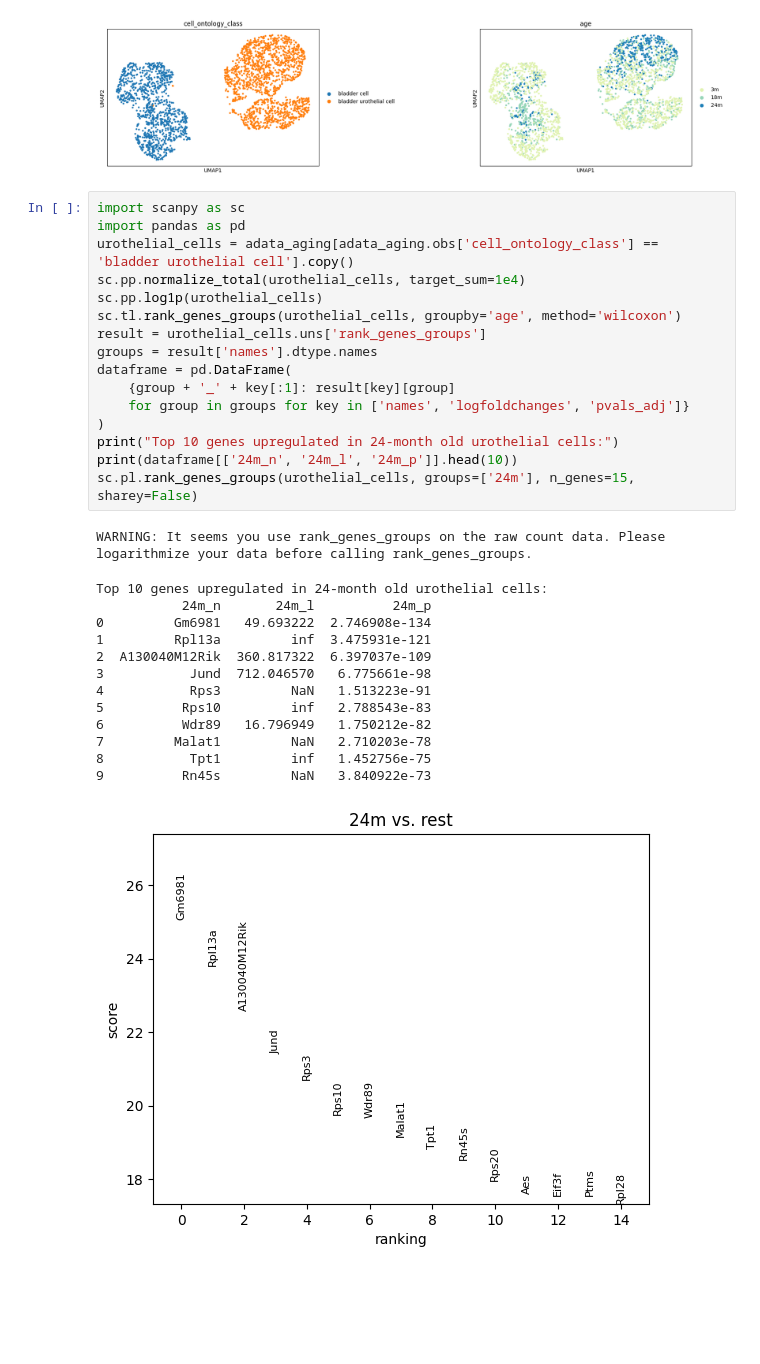
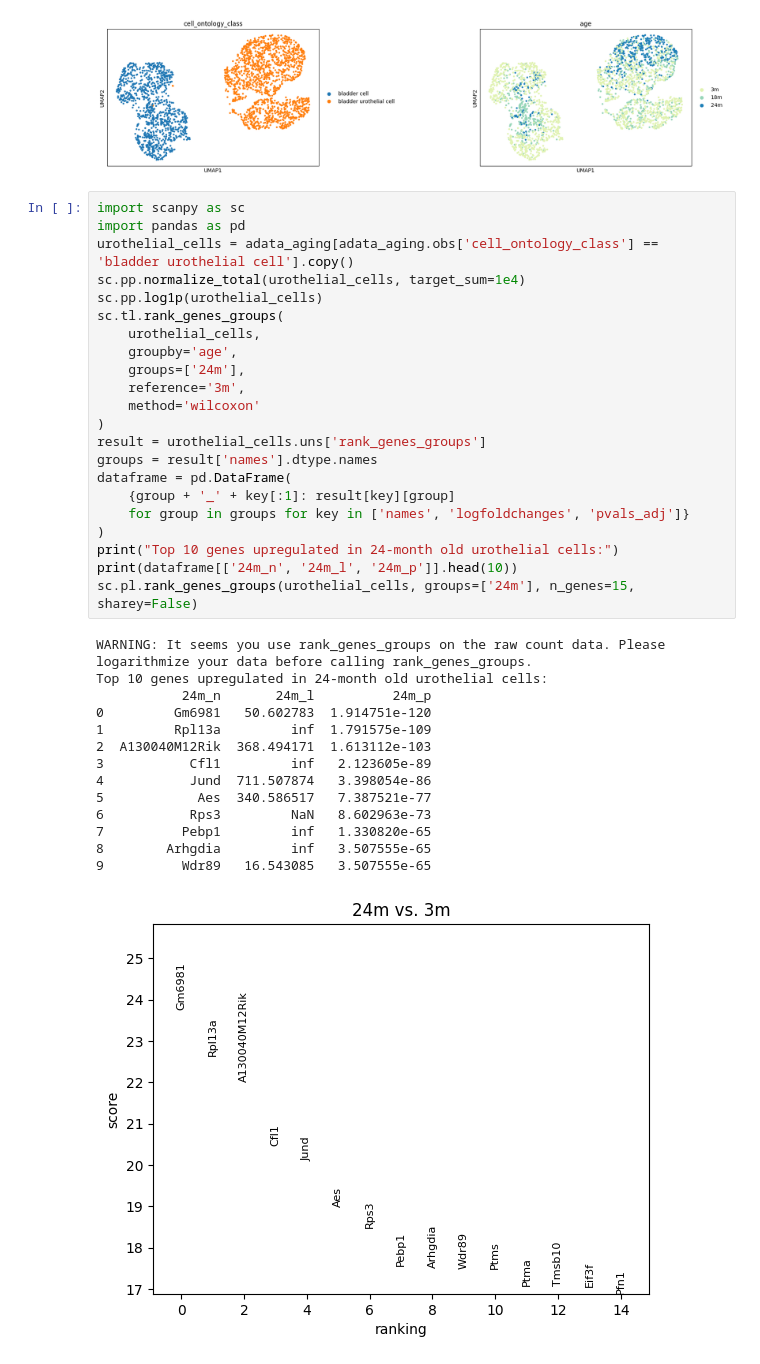
Before and after one commit to gaga0321/scRNA-aging-analysis, a Jupyter notebook: scRNA_aging_analysis_bladder.ipynb, the cells around one changed output. Drawn from its saved outputs; the diff is of its cells as text; blank space fills up the shorter version.

```diff
--- a/scRNA_aging_analysis_bladder.ipynb
+++ b/scRNA_aging_analysis_bladder.ipynb
@@ -47,34 +46,40 @@ Name: count, dtype: int64
 # %%
 import scanpy as sc
 import pandas as pd
 urothelial_cells = adata_aging[adata_aging.obs['cell_ontology_class'] == 'bladder urothelial cell'].copy()
 sc.pp.normalize_total(urothelial_cells, target_sum=1e4)
 sc.pp.log1p(urothelial_cells)
-sc.tl.rank_genes_groups(urothelial_cells, groupby='age', method='wilcoxon')
+sc.tl.rank_genes_groups(
+    urothelial_cells,
+    groupby='age',
+    groups=['24m'],
+    reference='3m',
+    method='wilcoxon'
+)
 result = urothelial_cells.uns['rank_genes_groups']
 groups = result['names'].dtype.names
 dataframe = pd.DataFrame(
     {group + '_' + key[:1]: result[key][group]
     for group in groups for key in ['names', 'logfoldchanges', 'pvals_adj']}
 )
 print("Top 10 genes upregulated in 24-month old urothelial cells:")
 print(dataframe[['24m_n', '24m_l', '24m_p']].head(10))
 sc.pl.rank_genes_groups(urothelial_cells, groups=['24m'], n_genes=15, sharey=False)
 # %% [output]
 WARNING: It seems you use rank_genes_groups on the raw count data. Please logarithmize your data before calling rank_genes_groups.
+Top 10 genes upregulated in 24-month old urothelial cells:
+           24m_n       24m_l          24m_p
+0         Gm6981   50.602783  1.914751e-120
+1         Rpl13a         inf  1.791575e-109
+2  A130040M12Rik  368.494171  1.613112e-103
+3           Cfl1         inf   2.123605e-89
+4           Jund  711.507874   3.398054e-86
+5            Aes  340.586517   7.387521e-77
+6           Rps3         NaN   8.602963e-73
+7          Pebp1         inf   1.330820e-65
+8        Arhgdia         inf   3.507555e-65
+9          Wdr89   16.543085   3.507555e-65
-Top 10 genes upregulated in 24-month old urothelial cells:
-           24m_n       24m_l          24m_p
-0         Gm6981   49.693222  2.746908e-134
-1         Rpl13a         inf  3.475931e-121
-2  A130040M12Rik  360.817322  6.397037e-109
-3           Jund  712.046570   6.775661e-98
-4           Rps3         NaN   1.513223e-91
-5          Rps10         inf   2.788543e-83
-6          Wdr89   16.796949   1.750212e-82
-7         Malat1         NaN   2.710203e-78
-8           Tpt1         inf   1.452756e-75
-9          Rn45s         NaN   3.840922e-73
-[figure, old version]
+[figure, new version]
 # %%
 !pip install gseapy
 import gseapy as gp
```
Also changed, not shown: parts of 3 cells of this notebook.
